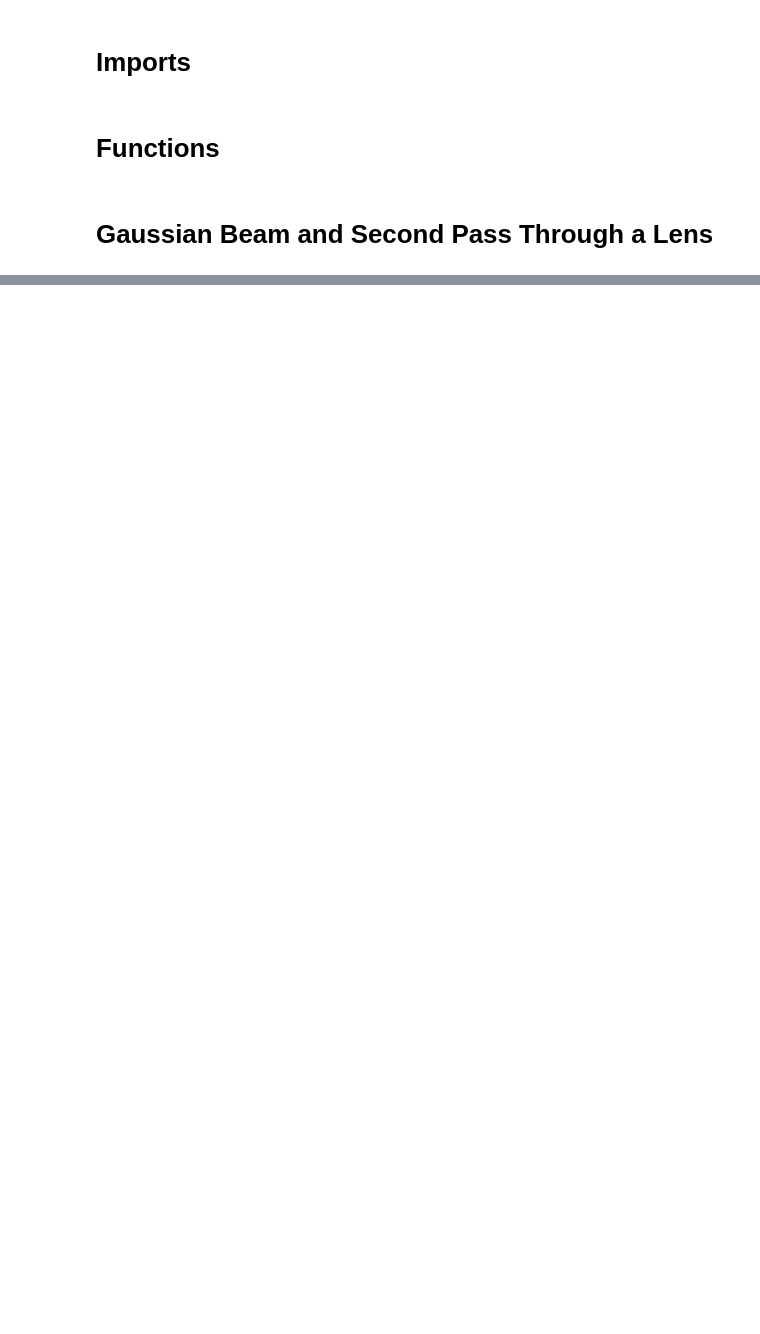
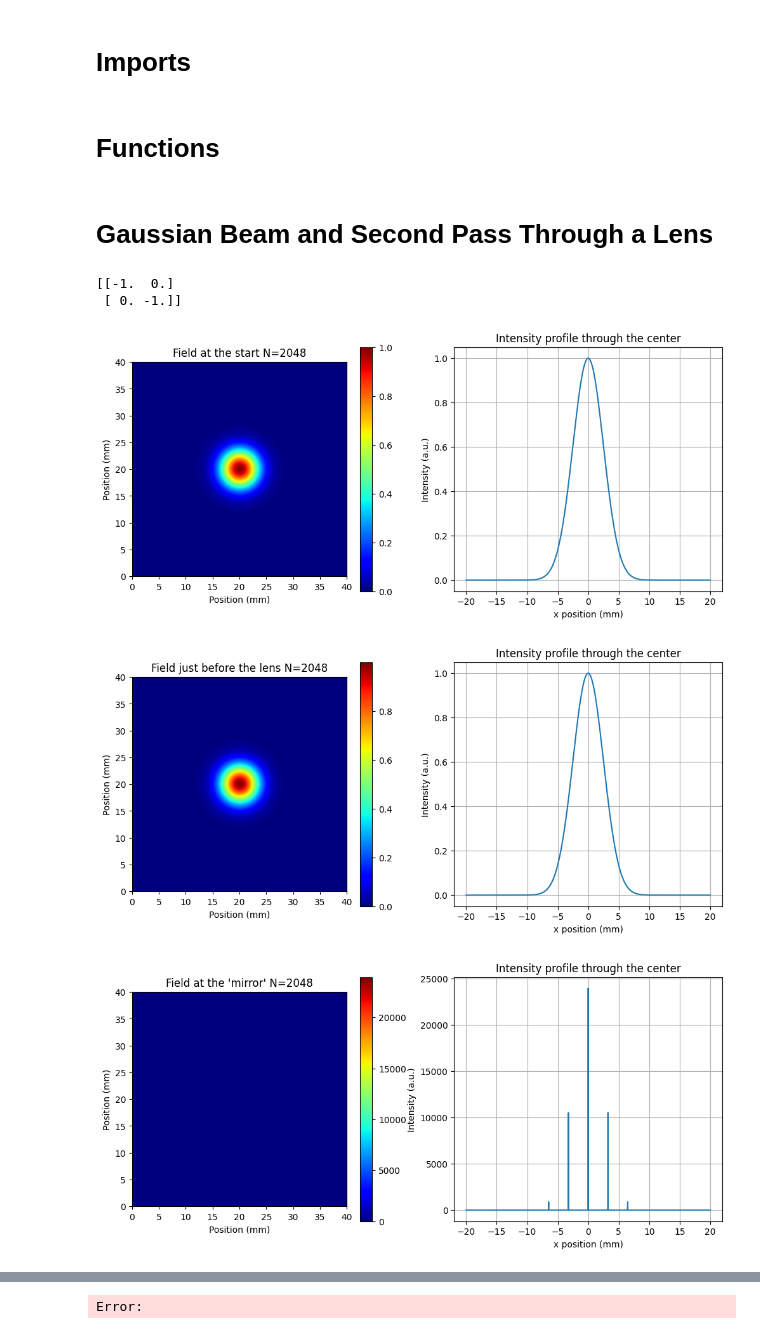
Before and after one commit to guilhermebaos/LightPipes-tutorials, a Jupyter notebook: Ideas/02-Gauss-Reconstruction.ipynb, the cells around one changed output, grey strips where cells are left out. Saved outputs shown, nothing was run; the diff lists cells and outputs as text; code cells hidden in the pictures; blank space fills up the shorter version.

```diff
--- a/Ideas/02-Gauss-Reconstruction.ipynb
+++ b/Ideas/02-Gauss-Reconstruction.ipynb
@@ -47,7 +47,7 @@ def plot_Field(Field: lp.field.Field, cmap="jet", title="Field") -> None:
 # %%
 # Parameters
 size = 40 * lp.mm # size of the grid
-wave = 632.8 * lp.nm # wavelength of HeNe laser
+wave = 632.8e-2 * lp.nm # wavelength of HeNe laser
 N = 2048 # number (NxN) of grid pixels
 h = size / N
 
@@ -59,7 +59,6 @@ w0 = 5 * lp.mm # laser beam waist
 # Parameters
 d1 = 10 * lp.m # distance from the lens to 0
 f = 10 * lp.m # focal length of the lens
-d2 = 10 * lp.m # distance from the lens to the detection plane
 
 
 # Create the beam
@@ -75,7 +74,7 @@ plot_Field(Field, title="Field just before the lens")
 # Pass the beam through the lens and propagate up to the focus
 Field = lp.Lens(Field, f)
 Field = lp.Forvard(Field, f)
-plot_Field(Field, title="Field after lens and some propagation")
+plot_Field(Field, title="Field at the 'mirror'")
 
 
 # "Reflect" the beam and propagate back to the lens
@@ -90,34 +89,44 @@ plot_Field(Field, title="Field at the detection plane")
 
 
 # Predict the beam using the beam parameter
 I = lp.Intensity(Field, flag=0)
 Imax = np.max(I[N//2])
 
 # ABCD matriz of the propagtion -> lens -> propagation -> lens -> propagation
 prop1 = np.array([[1, d1], [0, 1]])
 prop2 = np.array([[1, f], [0, 1]])
 lens = np.array([[1, 0], [-1/f, 1]])
-
 ABCD = prop1 @ (lens @ (prop2 @ (prop2 @ (lens @ prop1))))
+print(ABCD)
 
 
 # Beam parameter calculated using ABCD matrices
 q0 = 1j * np.pi * w0**2 / wave
 qz = (ABCD[0, 0] * q0 + ABCD[0, 1]) / (ABCD[1, 0] * q0 + ABCD[1, 1])
 
 # Beam parameter through the lens
 xx = np.arange(N)/N * size - (size / 2)
-yy = Imax * np.abs(np.exp((-1j * k * xx**2) / (2 * qz)))**2
+yy = np.abs(np.exp((-1j * k * xx**2) / (2 * qz)))**2
 
-plt.plot(xx / lp.mm, yy, label="Prediction")
+plt.plot(xx / lp.mm, Imax * yy, label="Prediction")
 plt.legend()
 plt.show()
 
 
 # Compare with starting field
 Field = lp.Begin(size, wave, N)
 Field = lp.GaussBeam(Field, w0)
+
+I = lp.Intensity(Field, flag=0)
+Imax = np.max(I[N//2])
+
 plot_Field(Field, title="Field at the start")
-plt.plot(xx / lp.mm, yy, label="Prediction")
+plt.plot(xx / lp.mm, Imax * yy, label="Prediction")
 plt.legend()
 plt.show()
+# %% [output]
+[[-1.  0.]
+ [ 0. -1.]]
+[figure, added]
+[figure, added]
+[figure, added]
@@ -123,0 +136 @@ plt.show()
+Error:
```
Also changed, not shown: parts of 3 cells of this notebook, 1 other file.
